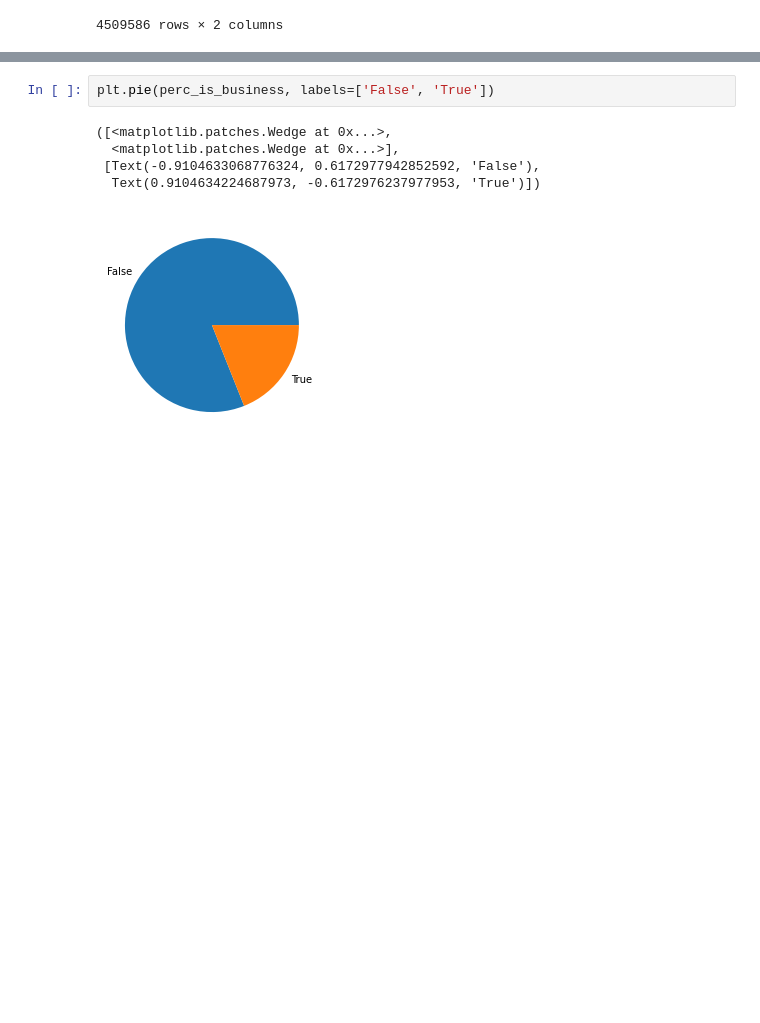
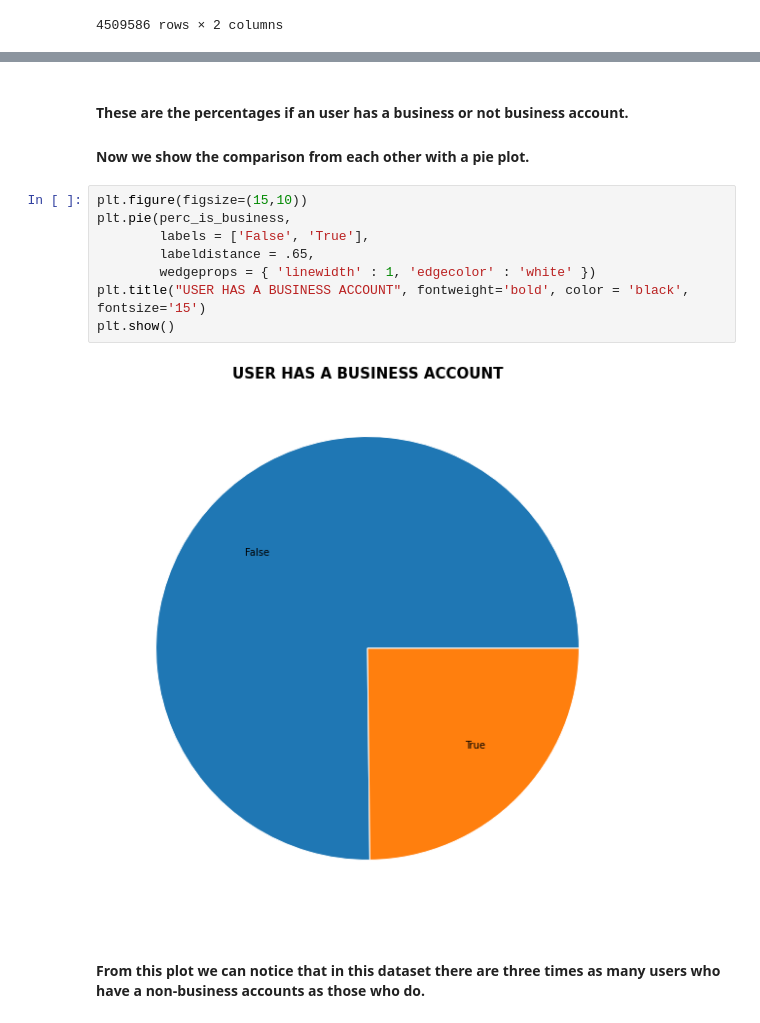
Before and after one commit to jonasbarth/adm-2022-hw-2, a Jupyter notebook: RQ2.ipynb, the cells around one changed output, grey strips where cells are left out. Cells and saved outputs as stored; diff of their text form; blank space fills up the shorter version.

```diff
--- a/RQ2.ipynb
+++ b/RQ2.ipynb
@@ -298,8 +342,16 @@ Name: is_business_account, dtype: float64
+# %% [markdown]
+#### These are the percentages if an user has a business or not business account.
+
+#### Now we show the comparison from each other with a pie plot.
 # %%
-plt.pie(perc_is_business, labels=['False', 'True'])
+plt.figure(figsize=(15,10))
+plt.pie(perc_is_business,
+        labels = ['False', 'True'],
+        labeldistance = .65,
+        wedgeprops = { 'linewidth' : 1, 'edgecolor' : 'white' })
+plt.title("USER HAS A BUSINESS ACCOUNT", fontweight='bold', color = 'black', fontsize='15')
+plt.show()
 # %% [output]
-([<matplotlib.patches.Wedge at 0x...>,
-  <matplotlib.patches.Wedge at 0x...>],
- [Text(-0.9104633068776324, 0.6172977942852592, 'False'),
-  Text(0.9104634224687973, -0.6172976237977953, 'True')])
-[figure, old version]
+[figure, new version]
+# %% [markdown]
+#### From this plot we can notice that in this dataset there are three times as many users who have a non-business accounts as those who do.
```
Also changed, not shown: parts of 35 cells of this notebook.
